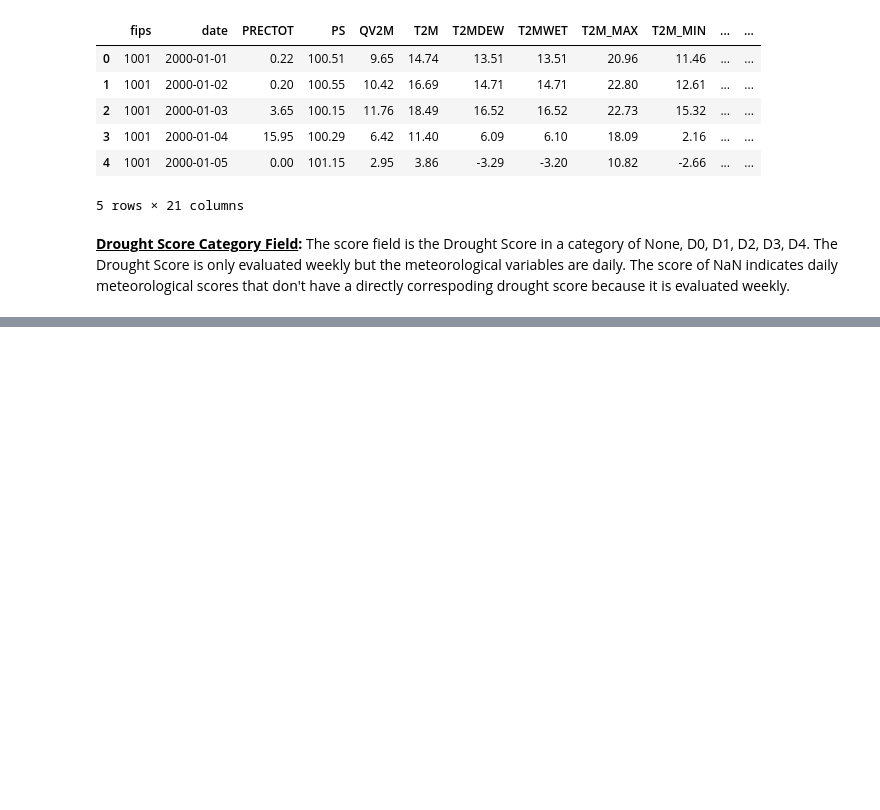
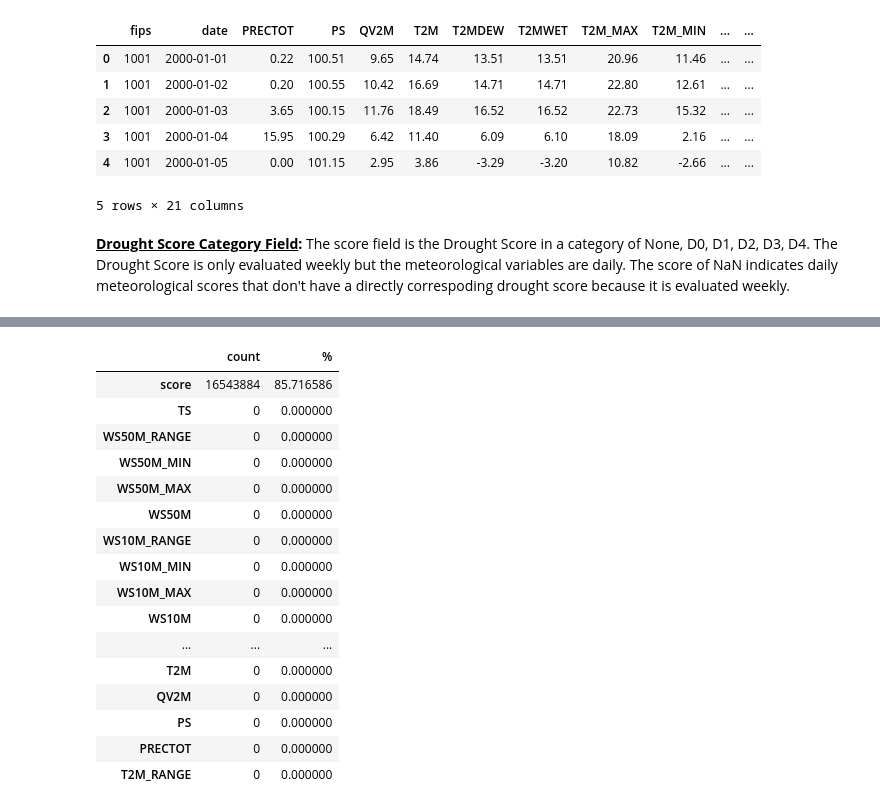
Before and after one commit to ChadDelany/drought_prediction, a Jupyter notebook: Notebooks/01_DataWrangling.ipynb, the cells around one changed output, grey strips where cells are left out. Drawn from its saved outputs; the diff is of its cells as text; code cells hidden in the pictures; blank space fills up the shorter version.

```diff
--- a/Notebooks/01_DataWrangling.ipynb
+++ b/Notebooks/01_DataWrangling.ipynb
@@ -155,0 +206,23 @@ train_set.head()
+# %%
+# VALIDATION_SET Null Value exploration
+missing_valid = pd.concat([validation_set.isnull().sum(), 100 * validation_set.isnull().mean()], axis=1)
+missing_valid.columns=['count', '%']
+missing_train.sort_values(by='count', ascending=False)
+# %% [output]
+|  | count | % |
+| score | 16543884 | 85.716586 |
+| TS | 0 | 0.000000 |
+| WS50M_RANGE | 0 | 0.000000 |
+| WS50M_MIN | 0 | 0.000000 |
+| WS50M_MAX | 0 | 0.000000 |
+| WS50M | 0 | 0.000000 |
+| WS10M_RANGE | 0 | 0.000000 |
+| WS10M_MIN | 0 | 0.000000 |
+| WS10M_MAX | 0 | 0.000000 |
+| WS10M | 0 | 0.000000 |
+| ... | ... | ... |
+| T2M | 0 | 0.000000 |
+| QV2M | 0 | 0.000000 |
+| PS | 0 | 0.000000 |
+| PRECTOT | 0 | 0.000000 |
+| T2M_RANGE | 0 | 0.000000 |
```
Also changed, not shown: parts of 8 cells of this notebook.
